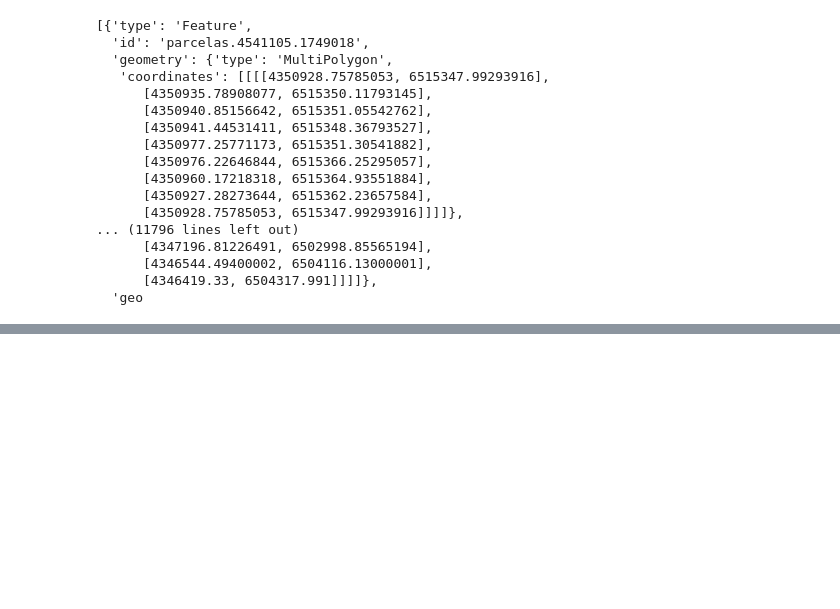
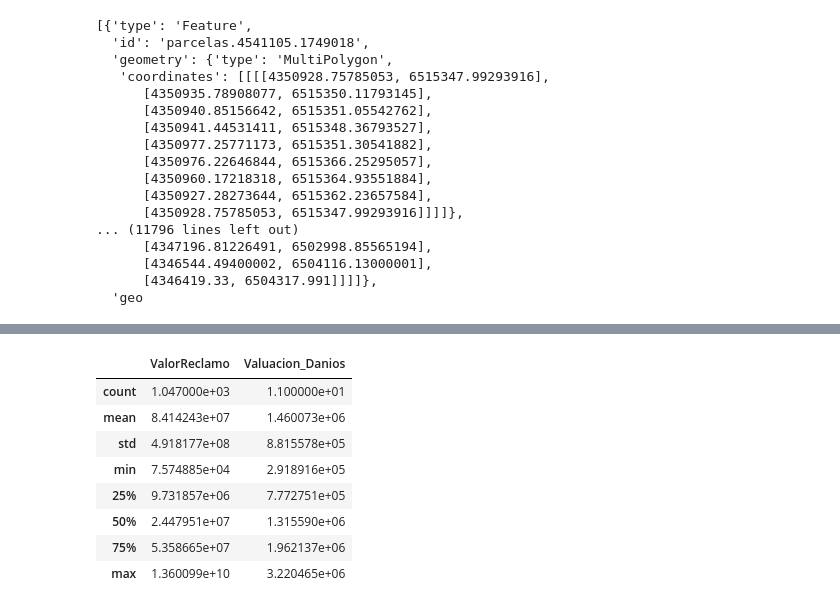
Before and after one commit to freire-guido/eci-2024, a Jupyter notebook: coso.ipynb, the cells around one changed output, grey strips where cells are left out. Drawn from its saved outputs; the diff is of its cells as text; code cells hidden in the pictures; blank space fills up the shorter version.

```diff
--- a/coso.ipynb
+++ b/coso.ipynb
@@ -61,0 +86,12 @@ claims.sort_values(by='ValorReclamo')
+# %%
+claims.describe()
+# %% [output]
+|  | ValorReclamo | Valuacion_Danios |
+| count | 1.047000e+03 | 1.100000e+01 |
+| mean | 8.414243e+07 | 1.460073e+06 |
+| std | 4.918177e+08 | 8.815578e+05 |
+| min | 7.574885e+04 | 2.918916e+05 |
+| 25% | 9.731857e+06 | 7.772751e+05 |
+| 50% | 2.447951e+07 | 1.315590e+06 |
+| 75% | 5.358665e+07 | 1.962137e+06 |
+| max | 1.360099e+10 | 3.220465e+06 |
```
Also changed, not shown: parts of 12 cells of this notebook, 3 other files.
